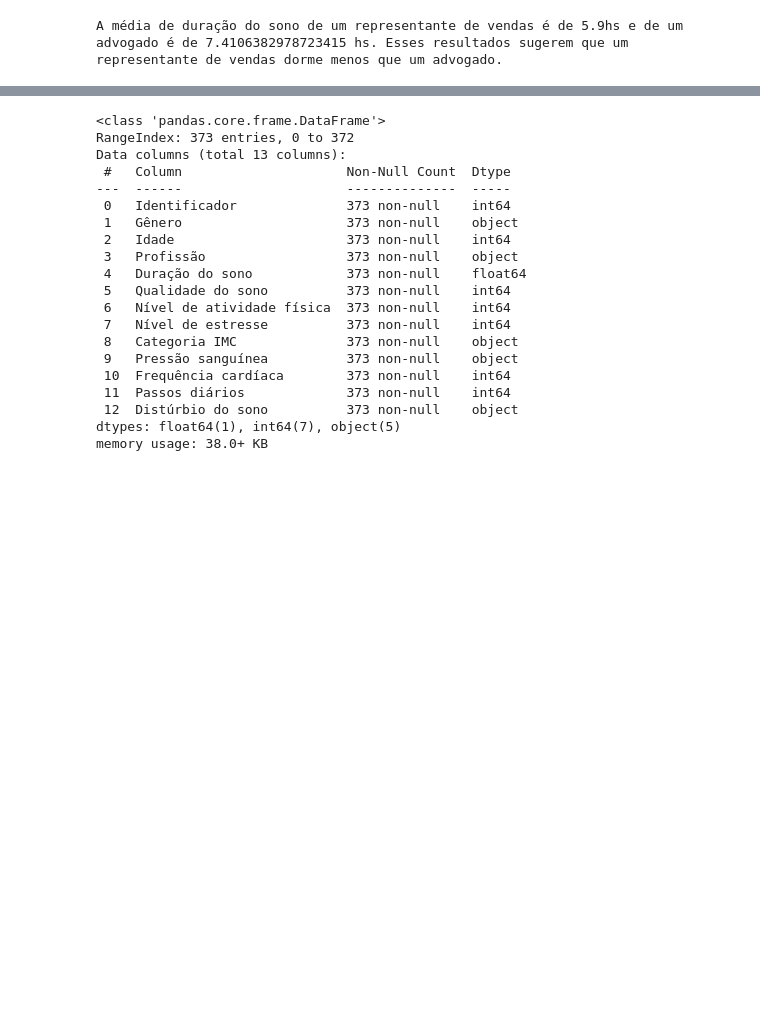
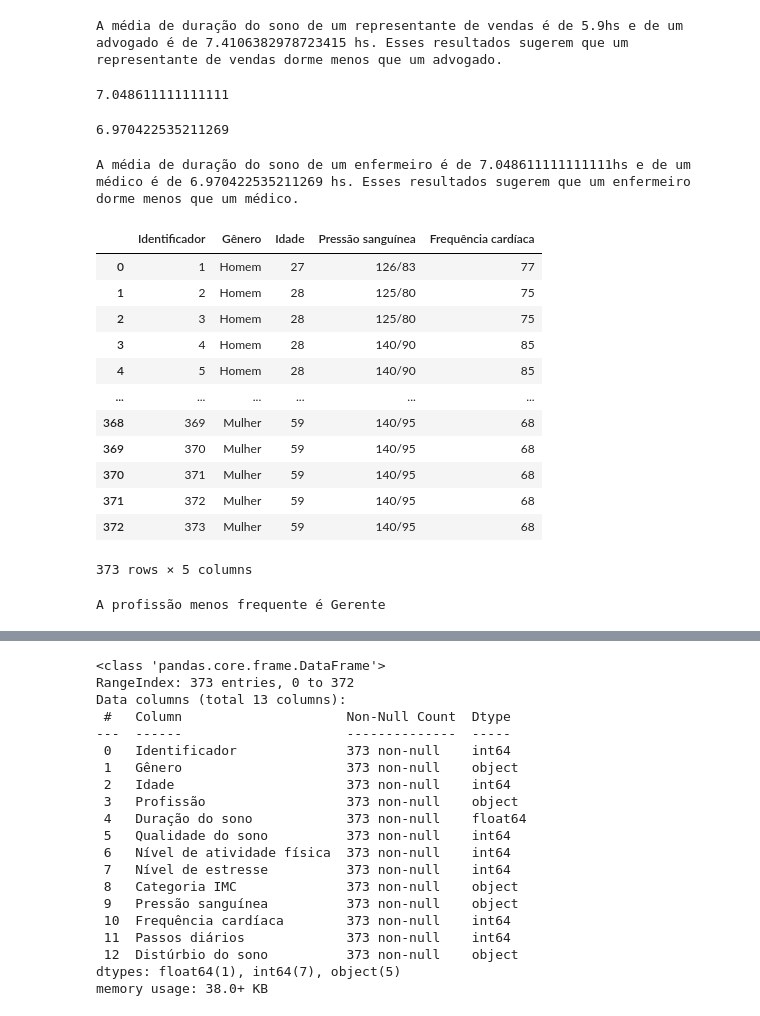
Before and after one commit to dsreliete/Womakerscode_DA_desafio_individual, a Jupyter notebook: DesafioIndividualElietedaSilvaRodrigues.ipynb, the cells around one changed output, grey strips where cells are left out. Drawn from its saved outputs; the diff is of its cells as text; code cells hidden in the pictures; blank space fills up the shorter version.

```diff
--- a/DesafioIndividualElietedaSilvaRodrigues.ipynb
+++ b/DesafioIndividualElietedaSilvaRodrigues.ipynb
@@ -41,9 +42,9 @@ df_saude.head()
 # df_prof = df_saude['Profissão'].unique()
 # df_prof
 
-# df_prof_ind = df_saude.set_index('Profissão')
-# df_sono = df_prof_ind.loc[df_prof]['Duração do sono']
-# df_sono
+df_prof_ind = df_saude.set_index('Profissão')
+df_sono = df_prof_ind.loc[df_prof]['Duração do sono']
+df_sono
 
 # df_sono = df_saude.set_index('Profissão')
 # df_sono_prof = df_sono.groupby('Profissão')['Duração do sono']
@@ -108,3 +128,49 @@ rep_mean
 print('A média de duração do sono de um representante de vendas é de ' + str(rep_mean) + 'hs e de um advogado é de ' + str(adv_mean) + ' hs. Esses resultados sugerem que um representante de vendas dorme menos que um advogado.')
 # %% [output]
 A média de duração do sono de um representante de vendas é de 5.9hs e de um advogado é de 7.4106382978723415 hs. Esses resultados sugerem que um representante de vendas dorme menos que um advogado.
+# %%
+# Exercício 5
+# Entre quem fez enfermagem e quem fez medicina, quem tem menos horas de sono? (Use o método ‘isin’, considere a média)
+df_enf = df_saude[df_saude['Profissão'].isin(['Enfermeiro(a)'])]
+enf_mean = df_enf['Duração do sono'].mean()
+enf_mean
+# %% [output]
+7.048611111111111
+# %%
+# Exercício 5 continuação
+df_med = df_saude[df_saude['Profissão'].isin(['Médico(a)'])]
+med_mean = df_med['Duração do sono'].mean()
+med_mean
+# %% [output]
+6.970422535211269
+# %%
+# Exercício 5 continuação
+print('A média de duração do sono de um enfermeiro é de ' + str(enf_mean) + 'hs e de um médico é de ' + str(med_mean) + ' hs. Esses resultados sugerem que um enfermeiro dorme menos que um médico.')
+# %% [output]
+A média de duração do sono de um enfermeiro é de 7.048611111111111hs e de um médico é de 6.970422535211269 hs. Esses resultados sugerem que um enfermeiro dorme menos que um médico.
+# %%
+# Exercício 6
+# Faça um subconjunto com as colunas Identificador, Gênero, Idade, Pressão sanguínea e Frequência cardíaca.
+df_subconj = df_saude[['Identificador', 'Gênero', 'Idade', 'Pressão sanguínea', 'Frequência cardíaca']]
+df_subconj
+# %% [output]
+|  | Identificador | Gênero | Idade | Pressão sanguínea | Frequência cardíaca |
+| 0 | 1 | Homem | 27 | 126/83 | 77 |
+| 1 | 2 | Homem | 28 | 125/80 | 75 |
+| 2 | 3 | Homem | 28 | 125/80 | 75 |
+| 3 | 4 | Homem | 28 | 140/90 | 85 |
+| 4 | 5 | Homem | 28 | 140/90 | 85 |
+| ... | ... | ... | ... | ... | ... |
+| 368 | 369 | Mulher | 59 | 140/95 | 68 |
+| 369 | 370 | Mulher | 59 | 140/95 | 68 |
+| 370 | 371 | Mulher | 59 | 140/95 | 68 |
+| 371 | 372 | Mulher | 59 | 140/95 | 68 |
+| 372 | 373 | Mulher | 59 | 140/95 | 68 |
+373 rows × 5 columns
+# %%
+# Exercício 7. idxmin = Return index of first occurrence of minimum over requested axis.
+# Descubra qual a profissão menos frequente no conjunto. (Use value_counts)
+profissao = df_saude['Profissão'].value_counts().idxmin()
+print('A profissão menos frequente é ' + str(profissao))
+# %% [output]
+A profissão menos frequente é Gerente
```
Also changed, not shown: parts of 11 cells of this notebook.
